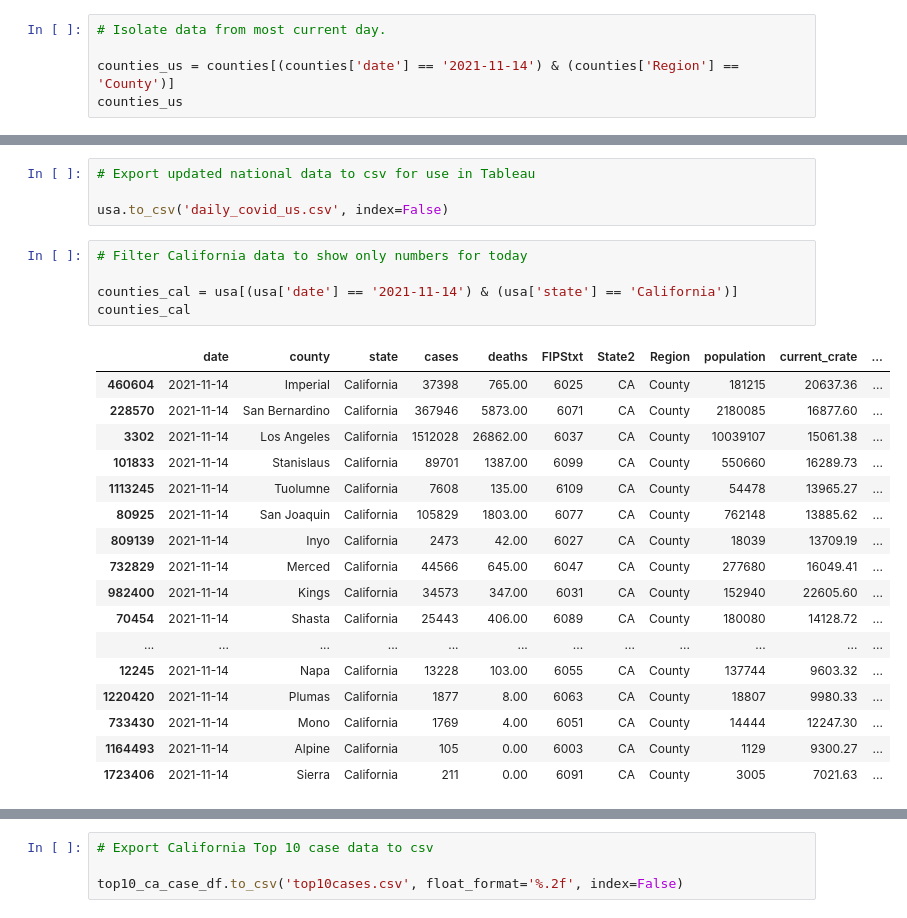
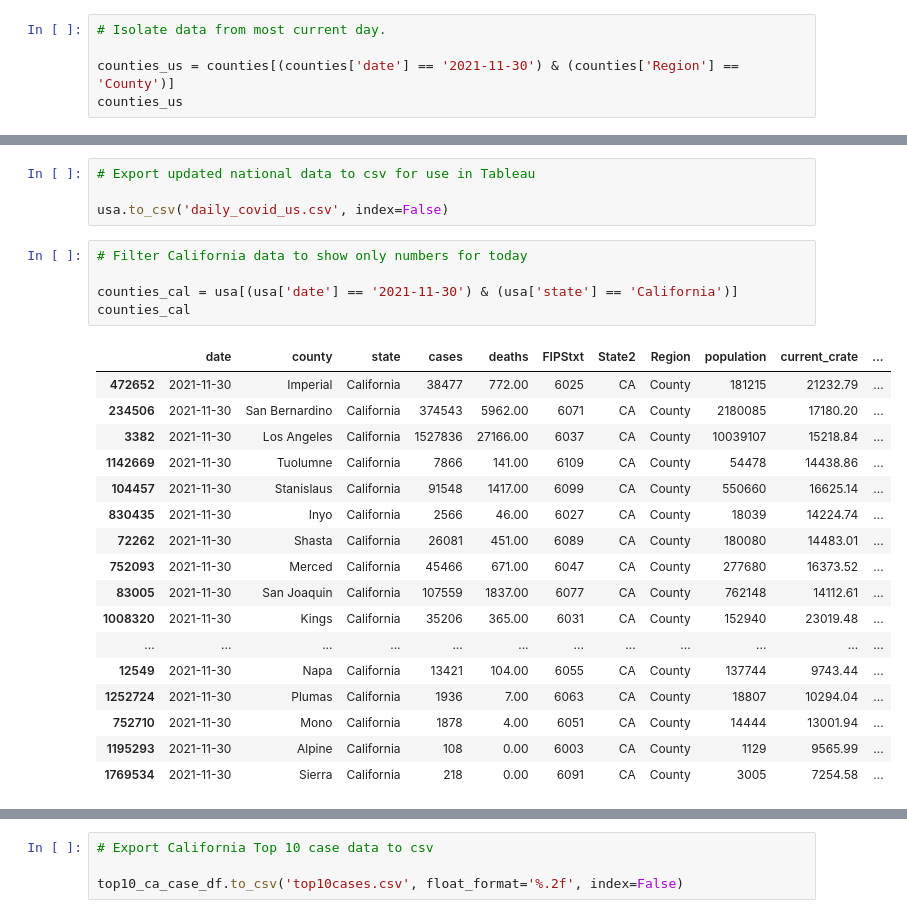
Before and after one commit to menlodoug/covid_crunching, a Jupyter notebook: pandas/COVID_USA.ipynb, the cells around one changed output, grey strips where cells are left out. Drawn from its saved outputs; the diff is of its cells as text.

```diff
--- a/pandas/COVID_USA.ipynb
+++ b/pandas/COVID_USA.ipynb
@@ -94,7 +94,7 @@ counties
 # %%
 # Isolate data from most current day.
 
-counties_us = counties[(counties['date'] == '2021-11-14') & (counties['Region'] == 'County')]
+counties_us = counties[(counties['date'] == '2021-11-30') & (counties['Region'] == 'County')]
 counties_us
 # %% [output]
 |  | date | county | state | cases | deaths | FIPStxt | State2 | Region | population | current_crate | ... |
@@ -249,26 +249,26 @@ usa.to_csv('daily_covid_us.csv', index=False)
 # %%
 # Filter California data to show only numbers for today
 
-counties_cal = usa[(usa['date'] == '2021-11-14') & (usa['state'] == 'California')]
+counties_cal = usa[(usa['date'] == '2021-11-30') & (usa['state'] == 'California')]
 counties_cal
 # %% [output]
 |  | date | county | state | cases | deaths | FIPStxt | State2 | Region | population | current_crate | ... |
-| 460604 | 2021-11-14 | Imperial | California | 37398 | 765.00 | 6025 | CA | County | 181215 | 20637.36 | ... |
-| 228570 | 2021-11-14 | San Bernardino | California | 367946 | 5873.00 | 6071 | CA | County | 2180085 | 16877.60 | ... |
-| 3302 | 2021-11-14 | Los Angeles | California | 1512028 | 26862.00 | 6037 | CA | County | 10039107 | 15061.38 | ... |
-| 101833 | 2021-11-14 | Stanislaus | California | 89701 | 1387.00 | 6099 | CA | County | 550660 | 16289.73 | ... |
-| 1113245 | 2021-11-14 | Tuolumne | California | 7608 | 135.00 | 6109 | CA | County | 54478 | 13965.27 | ... |
-| 80925 | 2021-11-14 | San Joaquin | California | 105829 | 1803.00 | 6077 | CA | County | 762148 | 13885.62 | ... |
-| 809139 | 2021-11-14 | Inyo | California | 2473 | 42.00 | 6027 | CA | County | 18039 | 13709.19 | ... |
-| 732829 | 2021-11-14 | Merced | California | 44566 | 645.00 | 6047 | CA | County | 277680 | 16049.41 | ... |
-| 982400 | 2021-11-14 | Kings | California | 34573 | 347.00 | 6031 | CA | County | 152940 | 22605.60 | ... |
-| 70454 | 2021-11-14 | Shasta | California | 25443 | 406.00 | 6089 | CA | County | 180080 | 14128.72 | ... |
+| 472652 | 2021-11-30 | Imperial | California | 38477 | 772.00 | 6025 | CA | County | 181215 | 21232.79 | ... |
+| 234506 | 2021-11-30 | San Bernardino | California | 374543 | 5962.00 | 6071 | CA | County | 2180085 | 17180.20 | ... |
+| 3382 | 2021-11-30 | Los Angeles | California | 1527836 | 27166.00 | 6037 | CA | County | 10039107 | 15218.84 | ... |
+| 1142669 | 2021-11-30 | Tuolumne | California | 7866 | 141.00 | 6109 | CA | County | 54478 | 14438.86 | ... |
+| 104457 | 2021-11-30 | Stanislaus | California | 91548 | 1417.00 | 6099 | CA | County | 550660 | 16625.14 | ... |
+| 830435 | 2021-11-30 | Inyo | California | 2566 | 46.00 | 6027 | CA | County | 18039 | 14224.74 | ... |
+| 72262 | 2021-11-30 | Shasta | California | 26081 | 451.00 | 6089 | CA | County | 180080 | 14483.01 | ... |
+| 752093 | 2021-11-30 | Merced | California | 45466 | 671.00 | 6047 | CA | County | 277680 | 16373.52 | ... |
+| 83005 | 2021-11-30 | San Joaquin | California | 107559 | 1837.00 | 6077 | CA | County | 762148 | 14112.61 | ... |
+| 1008320 | 2021-11-30 | Kings | California | 35206 | 365.00 | 6031 | CA | County | 152940 | 23019.48 | ... |
 | ... | ... | ... | ... | ... | ... | ... | ... | ... | ... | ... | ... |
-| 12245 | 2021-11-14 | Napa | California | 13228 | 103.00 | 6055 | CA | County | 137744 | 9603.32 | ... |
-| 1220420 | 2021-11-14 | Plumas | California | 1877 | 8.00 | 6063 | CA | County | 18807 | 9980.33 | ... |
-| 733430 | 2021-11-14 | Mono | California | 1769 | 4.00 | 6051 | CA | County | 14444 | 12247.30 | ... |
-| 1164493 | 2021-11-14 | Alpine | California | 105 | 0.00 | 6003 | CA | County | 1129 | 9300.27 | ... |
-| 1723406 | 2021-11-14 | Sierra | California | 211 | 0.00 | 6091 | CA | County | 3005 | 7021.63 | ... |
+| 12549 | 2021-11-30 | Napa | California | 13421 | 104.00 | 6055 | CA | County | 137744 | 9743.44 | ... |
+| 1252724 | 2021-11-30 | Plumas | California | 1936 | 7.00 | 6063 | CA | County | 18807 | 10294.04 | ... |
+| 752710 | 2021-11-30 | Mono | California | 1878 | 4.00 | 6051 | CA | County | 14444 | 13001.94 | ... |
+| 1195293 | 2021-11-30 | Alpine | California | 108 | 0.00 | 6003 | CA | County | 1129 | 9565.99 | ... |
+| 1769534 | 2021-11-30 | Sierra | California | 218 | 0.00 | 6091 | CA | County | 3005 | 7254.58 | ... |
 # %%
 # Show top 10 California counties based on largest current infection rate
 
```
Also changed, not shown: parts of 14 cells of this notebook, 56 other files.
